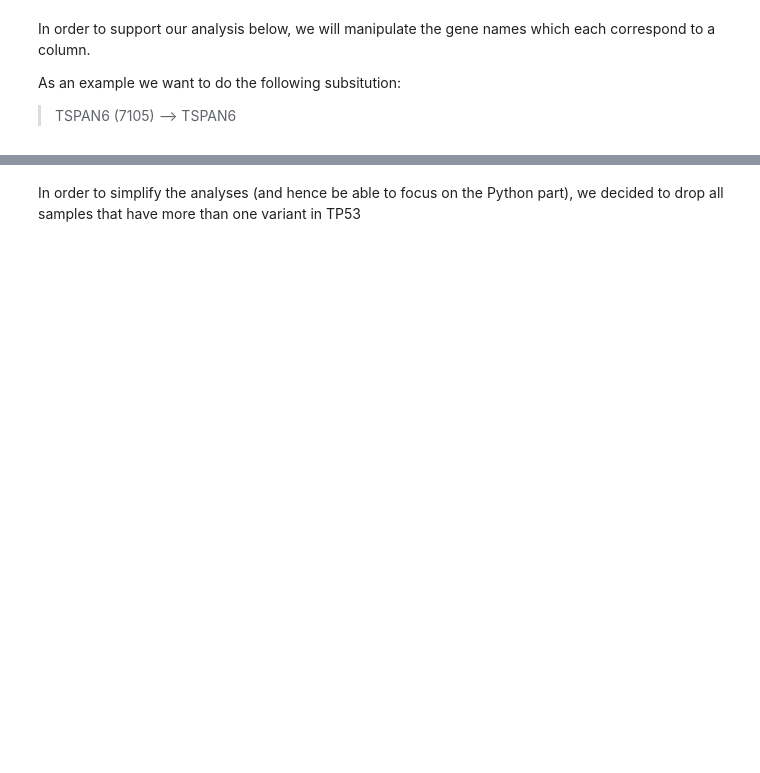
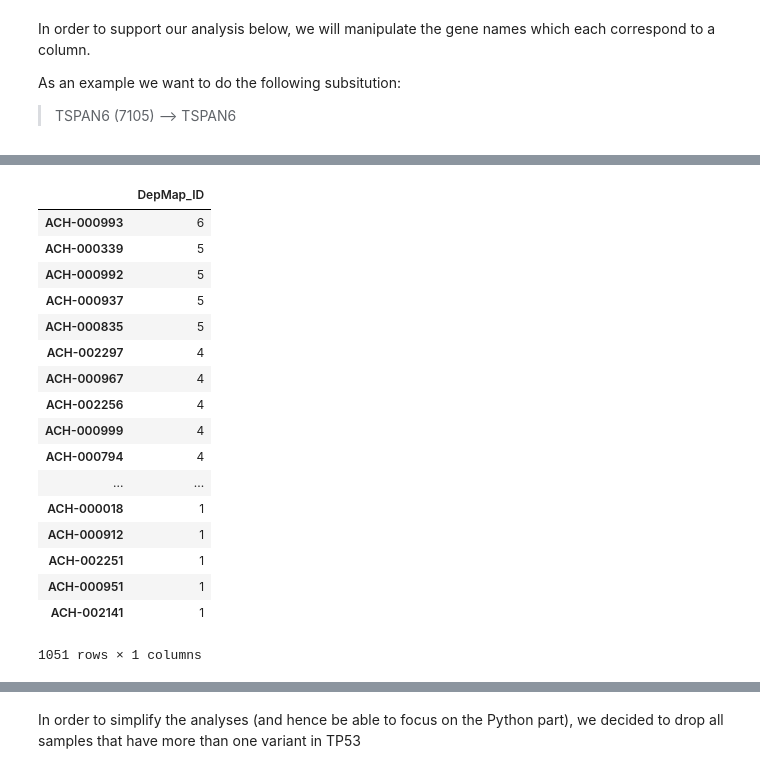
Before and after one commit to andreassteffen/python_WS_2019, a Jupyter notebook: notebooks/python workshop 2019.ipynb, the cells around one changed output, grey strips where cells are left out. Cells and saved outputs as stored; diff of their text form; code cells hidden in the pictures; blank space fills up the shorter version.

```diff
--- a/notebooks/python workshop 2019.ipynb
+++ b/notebooks/python workshop 2019.ipynb
@@ -446,8 +853,27 @@ df_tp53.head()
 # %%
 # Let us check how often each sample appears
 # We wrap the result from value_counts() (which strictly speaking is a Series object) into a DataFrame
 # to have a somewhat prettier print output in this notebook.
-pd.DataFrame(df_tp53.DepMap_ID.value_counts())
+pd.DataFrame()
+# %% [output]
+|  | DepMap_ID |
+| ACH-000993 | 6 |
+| ACH-000339 | 5 |
+| ACH-000992 | 5 |
+| ACH-000937 | 5 |
+| ACH-000835 | 5 |
+| ACH-002297 | 4 |
+| ACH-000967 | 4 |
+| ACH-002256 | 4 |
+| ACH-000999 | 4 |
+| ACH-000794 | 4 |
+| ... | ... |
+| ACH-000018 | 1 |
+| ACH-000912 | 1 |
+| ACH-002251 | 1 |
+| ACH-000951 | 1 |
+| ACH-002141 | 1 |
+1051 rows × 1 columns
 # %%
 # That is only partially understandable, but let us show the counts of each frequency
 plt.figure(figsize=(10,5))
```
Also changed, not shown: parts of 117 cells of this notebook, 2 other files.
